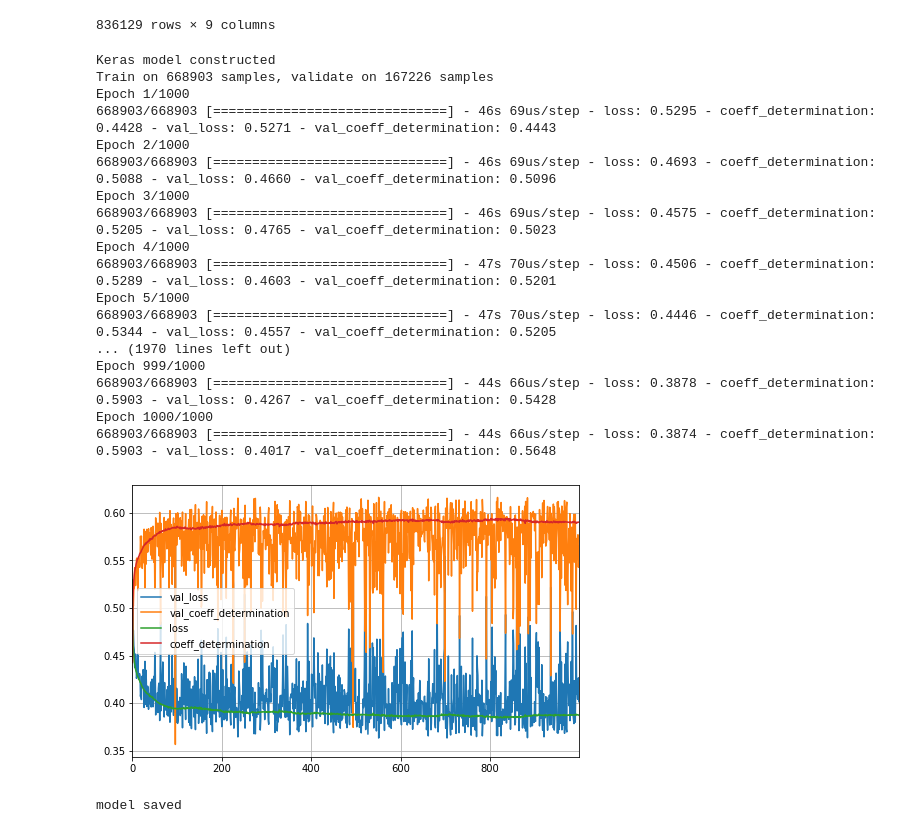
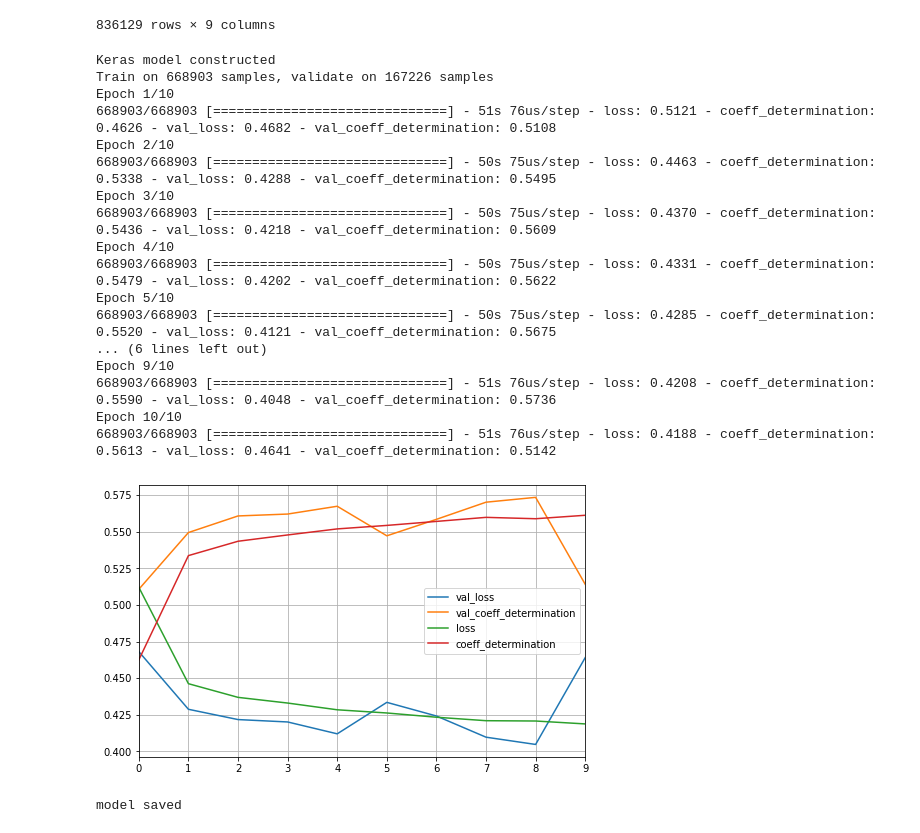
Before and after one commit to telenovelachuan/predictive_widget_maintenance, a Jupyter notebook: notebooks/unit failure predicting.ipynb, the cells around one changed output. Saved outputs shown, nothing was run; the diff lists cells and outputs as text; code cells hidden in the pictures.

```diff
--- a/notebooks/unit failure predicting.ipynb
+++ b/notebooks/unit failure predicting.ipynb
@@ -157,50 +157,53 @@ def create_keras_model(activation='selu', optimizer='adam', neuron=50, init='lec
     layer = Dense(units=neuron,  kernel_initializer=init, input_shape=x_train.shape[1:])(input_layer)
 
     for i in range(5):
-        layer = Dense(units=neuron, activation=activation, kernel_initializer=init)(layer)
+        layer = Dense(units=neuron, kernel_initializer=init)(layer)
+        layer = LeakyReLU(alpha=0.01)(layer)
 
-    score_output = Dense(units=1, activation=activation, name='score_output')(layer)
+    score_output = Dense(units=1, name='score_output')(layer)
+    score_output = LeakyReLU(alpha=0.05)(score_output)
+
     nn_model = Model(inputs=input_layer, outputs=[score_output])
 
     nn_model.compile(optimizer=optimizer, loss='mse', metrics=[coeff_determination])
     return nn_model
 
 activation = LeakyReLU(alpha=0.3)
 nn_model = create_keras_model(activation=activation, optimizer='Adadelta', neuron=100, init='lecun_uniform')
 print("Keras model constructed")
-history = nn_model.fit(x_train, y_train, validation_data=(x_test, y_test), epochs=1000, verbose=1)
+history = nn_model.fit(x_train, y_train, validation_data=(x_test, y_test), epochs=10, verbose=1)
 pd.DataFrame(history.history).plot(figsize=(8, 5))
 plt.grid(True)
 #plt.gca().set_ylim(0, 1)
 plt.show()
 
 # with open('../models/failure_predicting/sequential_1k_epoch.json') as f:
 #     nn_model = model_from_json(f.read())
 # optimizer = tensorflow.keras.optimizers.Adadelta(lr=1e-5)
 # nn_model.load_weights('../models/failure_predicting/sequential_1k_epoch.h5')
 # nn_model.compile(optimizer=optimizer, loss='mse', metrics=[coeff_determination])
 # history = nn_model.fit(x_train, y_train, epochs=500, verbose=1)
 # pd.DataFrame(history.history).plot(figsize=(8, 5))
 # plt.grid(True)
 # #plt.gca().set_ylim(0, 1)
 # plt.show()
 # %% [output]
 Keras model constructed
 Train on 668903 samples, validate on 167226 samples
-Epoch 1/1000
-668903/668903 [==============================] - 46s 69us/step - loss: 0.5295 - coeff_determination: 0.4428 - val_loss: 0.5271 - val_coeff_determination: 0.4443
-Epoch 2/1000
-668903/668903 [==============================] - 46s 69us/step - loss: 0.4693 - coeff_determination: 0.5088 - val_loss: 0.4660 - val_coeff_determination: 0.5096
-Epoch 3/1000
-668903/668903 [==============================] - 46s 69us/step - loss: 0.4575 - coeff_determination: 0.5205 - val_loss: 0.4765 - val_coeff_determination: 0.5023
-Epoch 4/1000
-668903/668903 [==============================] - 47s 70us/step - loss: 0.4506 - coeff_determination: 0.5289 - val_loss: 0.4603 - val_coeff_determination: 0.5201
-Epoch 5/1000
-668903/668903 [==============================] - 47s 70us/step - loss: 0.4446 - coeff_determination: 0.5344 - val_loss: 0.4557 - val_coeff_determination: 0.5205
-... (1970 lines left out)
-Epoch 999/1000
-668903/668903 [==============================] - 44s 66us/step - loss: 0.3878 - coeff_determination: 0.5903 - val_loss: 0.4267 - val_coeff_determination: 0.5428
-Epoch 1000/1000
-668903/668903 [==============================] - 44s 66us/step - loss: 0.3874 - coeff_determination: 0.5903 - val_loss: 0.4017 - val_coeff_determination: 0.5648
+Epoch 1/10
+668903/668903 [==============================] - 51s 76us/step - loss: 0.5121 - coeff_determination: 0.4626 - val_loss: 0.4682 - val_coeff_determination: 0.5108
+Epoch 2/10
+668903/668903 [==============================] - 50s 75us/step - loss: 0.4463 - coeff_determination: 0.5338 - val_loss: 0.4288 - val_coeff_determination: 0.5495
+Epoch 3/10
+668903/668903 [==============================] - 50s 75us/step - loss: 0.4370 - coeff_determination: 0.5436 - val_loss: 0.4218 - val_coeff_determination: 0.5609
+Epoch 4/10
+668903/668903 [==============================] - 50s 75us/step - loss: 0.4331 - coeff_determination: 0.5479 - val_loss: 0.4202 - val_coeff_determination: 0.5622
+Epoch 5/10
+668903/668903 [==============================] - 50s 75us/step - loss: 0.4285 - coeff_determination: 0.5520 - val_loss: 0.4121 - val_coeff_determination: 0.5675
+... (6 lines left out)
+Epoch 9/10
+668903/668903 [==============================] - 51s 76us/step - loss: 0.4208 - coeff_determination: 0.5590 - val_loss: 0.4048 - val_coeff_determination: 0.5736
+Epoch 10/10
+668903/668903 [==============================] - 51s 76us/step - loss: 0.4188 - coeff_determination: 0.5613 - val_loss: 0.4641 - val_coeff_determination: 0.5142
-[figure, old version]
+[figure, new version]
 # %%
```
Also changed, not shown: parts of 1 cell of this notebook, 6 other files.
